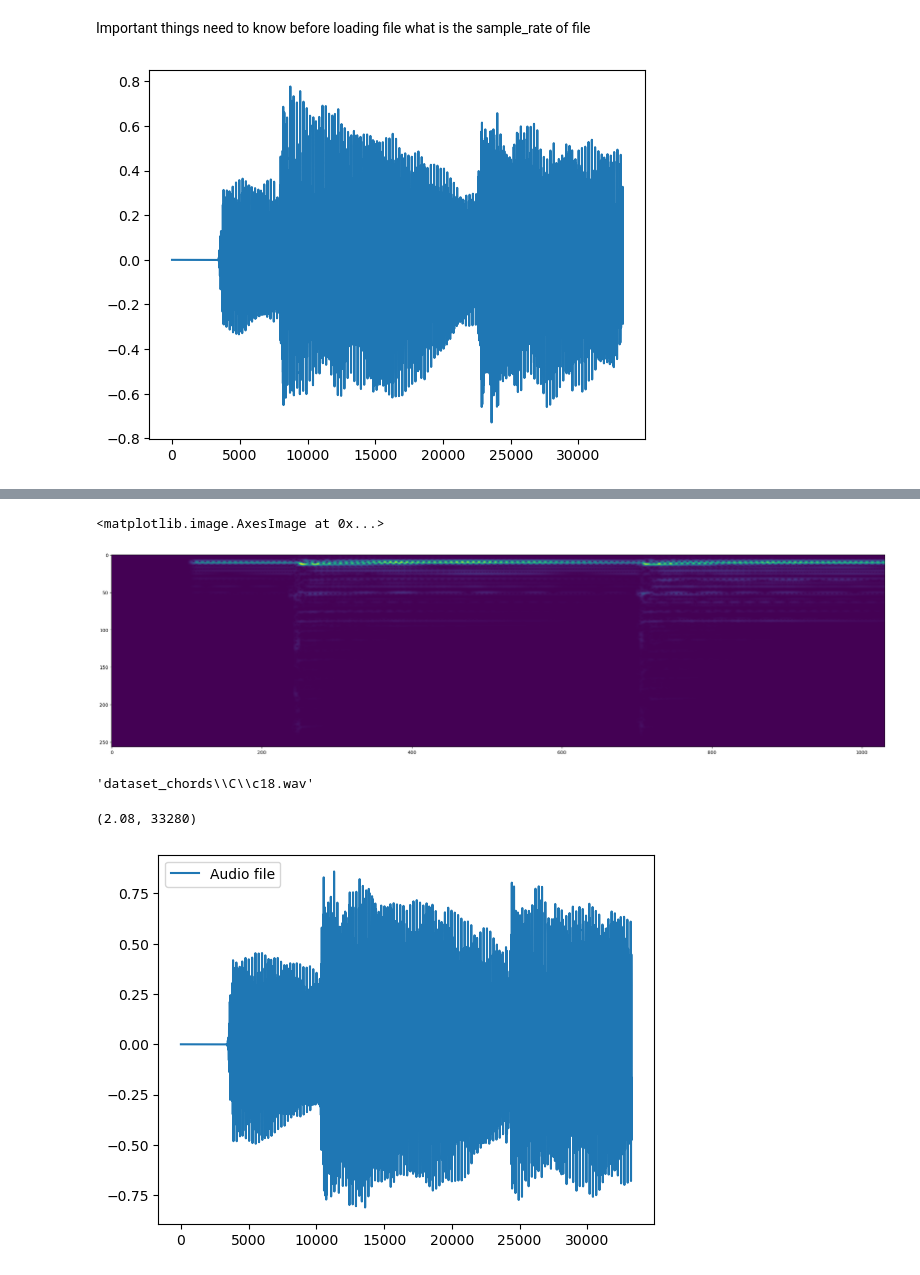
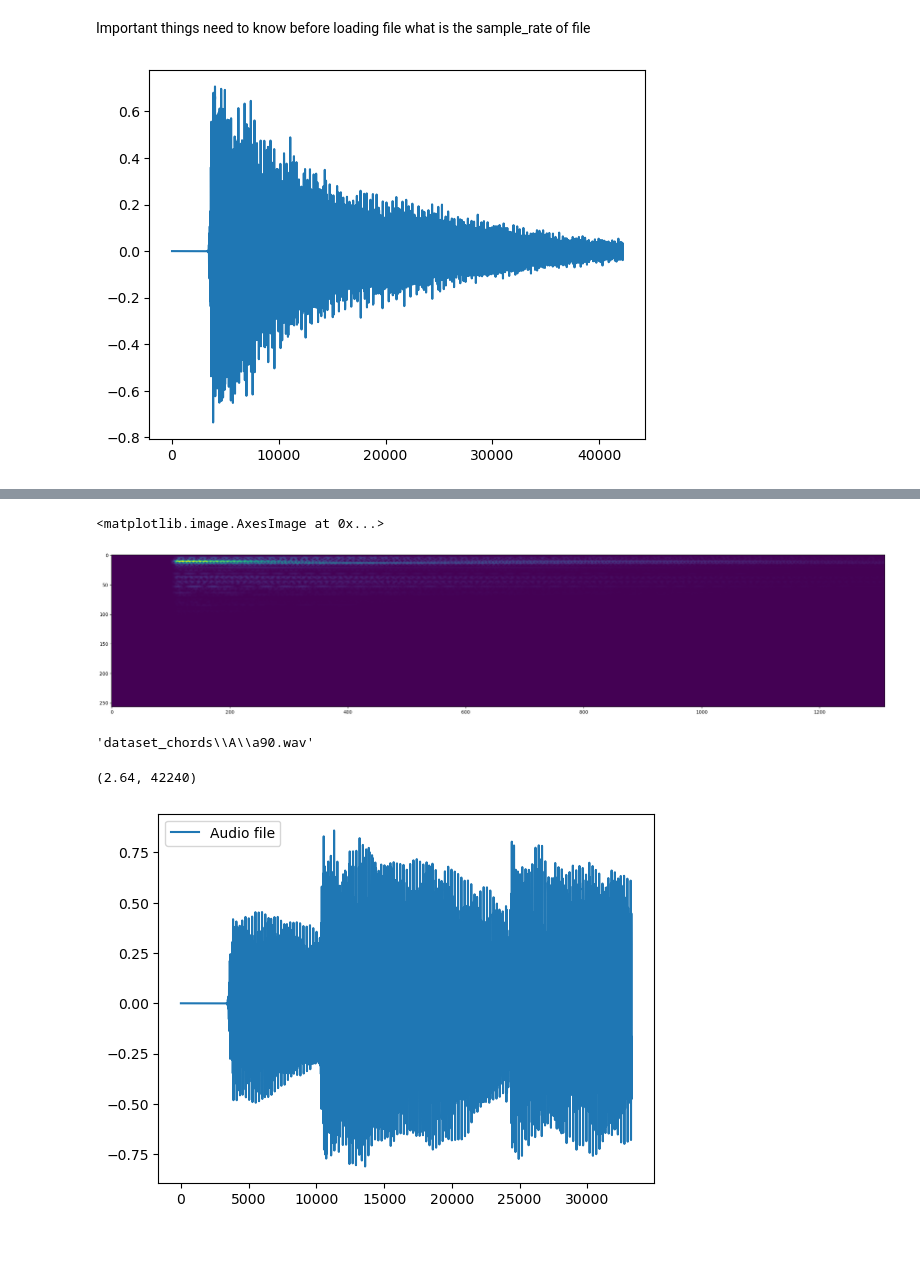
Before and after one commit to Rahul-lalwani-learner/Audio-processing-Chord-prediction, a Jupyter notebook: Small_chords_identifier.ipynb, the cells around one changed output, grey strips where cells are left out. Cells and saved outputs as stored; diff of their text form; code cells hidden in the pictures; blank space fills up the shorter version.

```diff
--- a/Small_chords_identifier.ipynb
+++ b/Small_chords_identifier.ipynb
@@ -45,15 +45,15 @@ what is the sample_rate of file
 # %%
 # sampling_rate
 import tensorflow as tf
 import tensorflow_io as tfio
 import librosa as lb
-chord_path = os.path.join(DATAPATH, 'C')
+chord_path = os.path.join(DATAPATH, 'A')
 random_file = random.sample(os.listdir(chord_path), 1)[0]
 file_path = os.path.join(chord_path, random_file)
 wav, sr = lb.load(file_path, sr = 16000)
 plt.plot(wav);
 # %% [output]
-[figure, old version]
+[figure, new version]
 # %%
 from IPython.display import Audio
 Audio(wav, rate = 16000)
@@ -68,15 +68,15 @@ plt.figure(figsize = (30,20))
 plt.imshow(tf.transpose(spectrogram)[0])
 # %% [output]
 <matplotlib.image.AxesImage at 0x...>
-[figure, old version]
+[figure, new version]
 # %%
 file_path
 # %% [output]
-'dataset_chords\\C\\c18.wav'
+'dataset_chords\\A\\a90.wav'
 # %%
 len(wav)/sr, len(wav)
 # %% [output]
-(2.08, 33280)
+(2.64, 42240)
 # %%
 # let's create some function to load image and to convert into spectrogram and also a preprocessing function to also help wo this on dataset
 def load_wav_file(filepath, waveform = True, name = "Audio file"):
```
Also changed, not shown: parts of 42 cells of this notebook, 3 other files.
